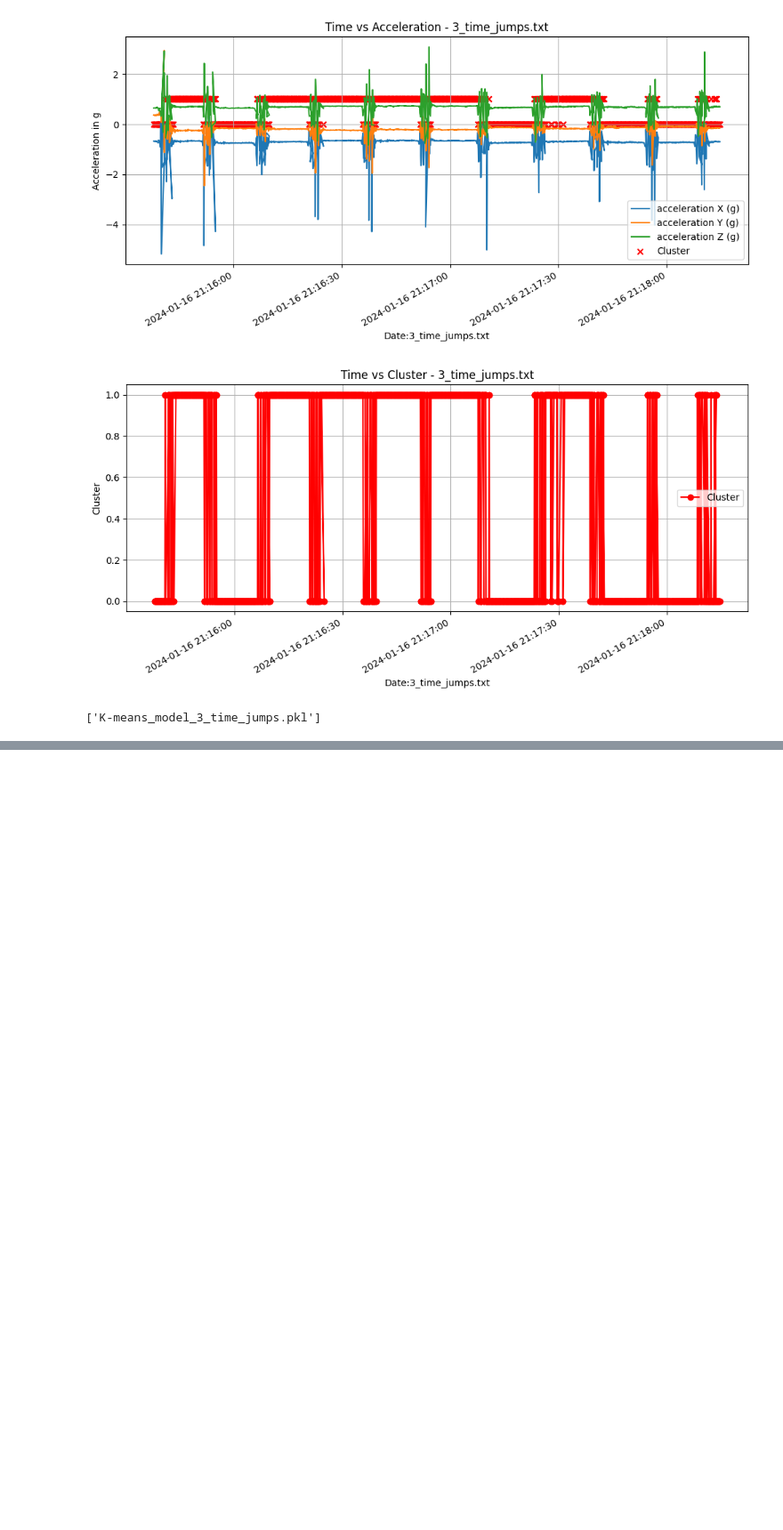
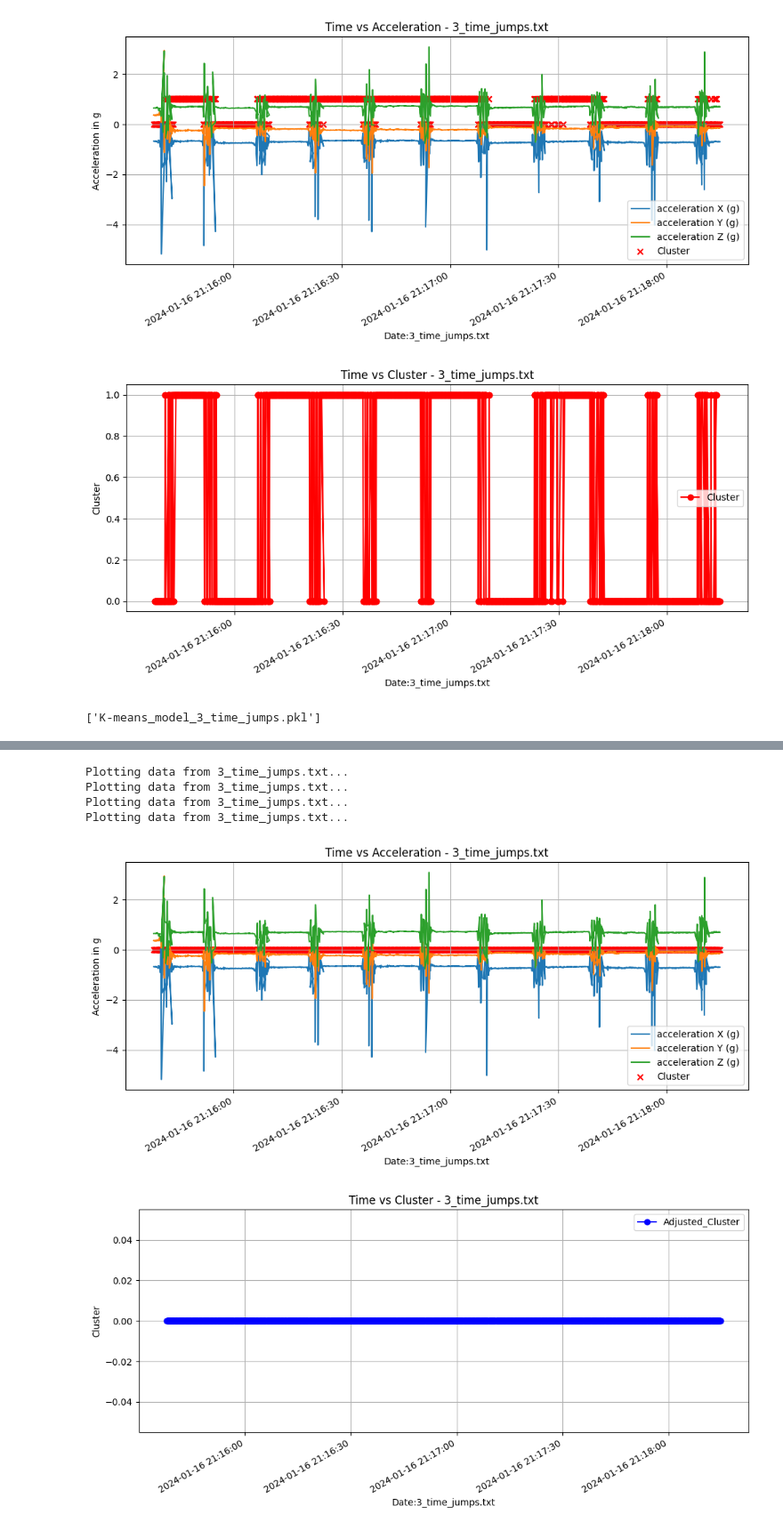
Before and after one commit to bill-unitech2021/motion_recognition_with_sensor_data, a Jupyter notebook: 02_preprocessing_und_model_training.ipynb, the cells around one changed output, grey strips where cells are left out. Shown at 89% size. Drawn from its saved outputs; the diff is of its cells as text; code cells hidden in the pictures; blank space fills up the shorter version.

```diff
--- a/02_preprocessing_und_model_training.ipynb
+++ b/02_preprocessing_und_model_training.ipynb
@@ -221,3 +221,10 @@ import joblib
 joblib.dump(model, 'K-means_model_3_time_jumps.pkl')
 # %% [output]
 ['K-means_model_3_time_jumps.pkl']
+# %%
+# 检查Time列的格式和计算记录之间的平均时间间隔
+dfs['3_time_jumps.txt']['Time'] = pd.to_datetime(dfs['3_time_jumps.txt']['Time'], format='%M:%S.%f')
+time_diffs = dfs['3_time_jumps.txt']['Time'].diff().dt.total_seconds().fillna(0)
+average_interval = time_diffs.mean()
+
+average_interval, time_diffs.head()
@@ -223,0 +239,57 @@ joblib.dump(model, 'K-means_model_3_time_jumps.pkl')
+# %%
+
+for filename, df in dfs.items():
+
+
+    print(f"Plotting data from {filename}...")
+
+    plt.figure(figsize=(12, 5))
+
+    print(f"Plotting data from {filename}...")
+
+    # 绘制每个加速度分量
+
+    plt.plot(df['Time'], df['acc_X(g)'], label='acceleration X (g)')
+    plt.plot(df['Time'], df['acc_Y(g)'], label='acceleration Y (g)')
+    plt.plot(df['Time'], df['acc_Z(g)'], label='acceleration Z (g)')
+    #plt.plot(df['Time'], df['ang_X(g)'], label='angular_velocity X (g)')
+    #plt.plot(df['Time'], df['ang_Y(g)'], label='angular_velocity Y (g)')
+    #plt.plot(df['Time'], df['ang_Z(g)'], label='angular_velocity Z (g)')
+    plt.scatter(df['Time'], df['Cluster'], label='Cluster', marker='x', color='red')
+
+    print(f"Plotting data from {filename}...")
+
+    # 格式化图表
+    plt.xlabel('Date:' + filename)
+    plt.ylabel('Acceleration in g')
+    plt.title(f'Time vs Acceleration - {filename}')
+    plt.legend()
+    plt.grid(True)
+
+    print(f"Plotting data from {filename}...")
+
+    # 改进日期格式化
+    plt.gcf().autofmt_xdate()
+    myFmt = mdates.DateFormatter('%Y-%m-%d %H:%M:%S')
+    plt.gca().xaxis.set_major_formatter(myFmt)
+
+    plt.show()
+
+    plt.figure(figsize=(12, 5))
+    plt.plot(df['Time'], df['Adjusted_Cluster'], label='Adjusted_Cluster', marker='o', color='blue')
+    plt.xlabel('Date:' + filename)
+    plt.ylabel('Cluster')
+    plt.title(f'Time vs Cluster - {filename}')
+    plt.legend()
+    plt.grid(True)
+    plt.gcf().autofmt_xdate()
+    myFmt = mdates.DateFormatter('%Y-%m-%d %H:%M:%S')
+    plt.gca().xaxis.set_major_formatter(myFmt)
+    plt.show()
+# %% [output]
+Plotting data from 3_time_jumps.txt...
+Plotting data from 3_time_jumps.txt...
+Plotting data from 3_time_jumps.txt...
+Plotting data from 3_time_jumps.txt...
+[figure, added]
+[figure, added]
```
Also changed, not shown: parts of 1 cell of this notebook, 1 other file.
